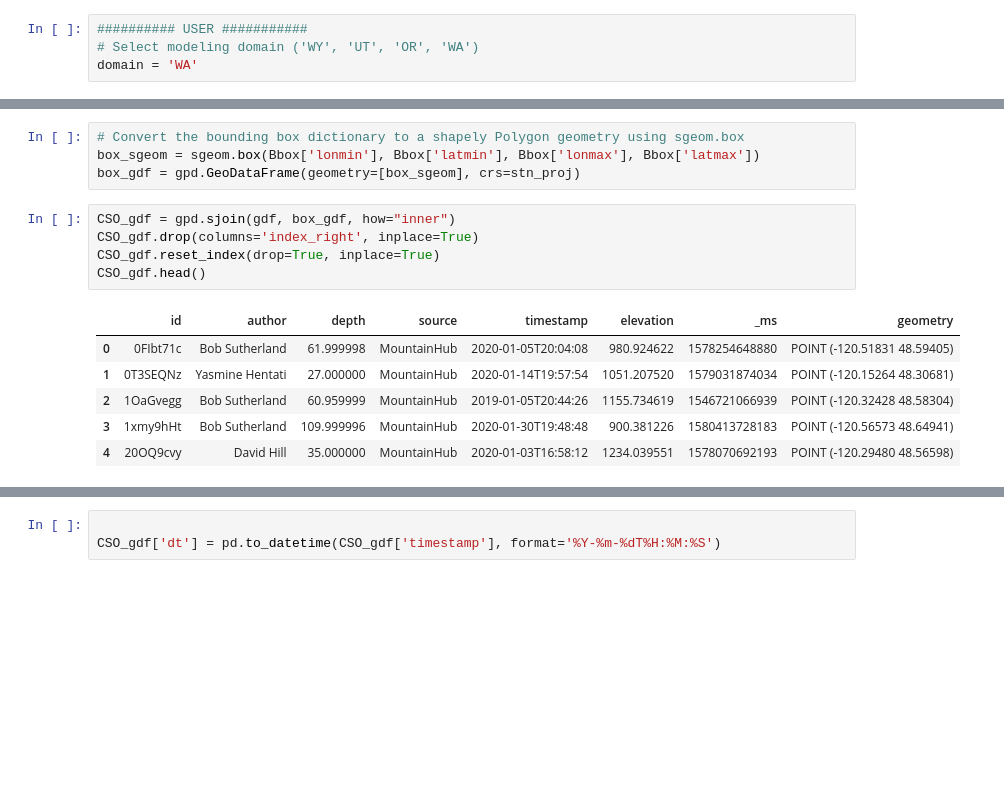
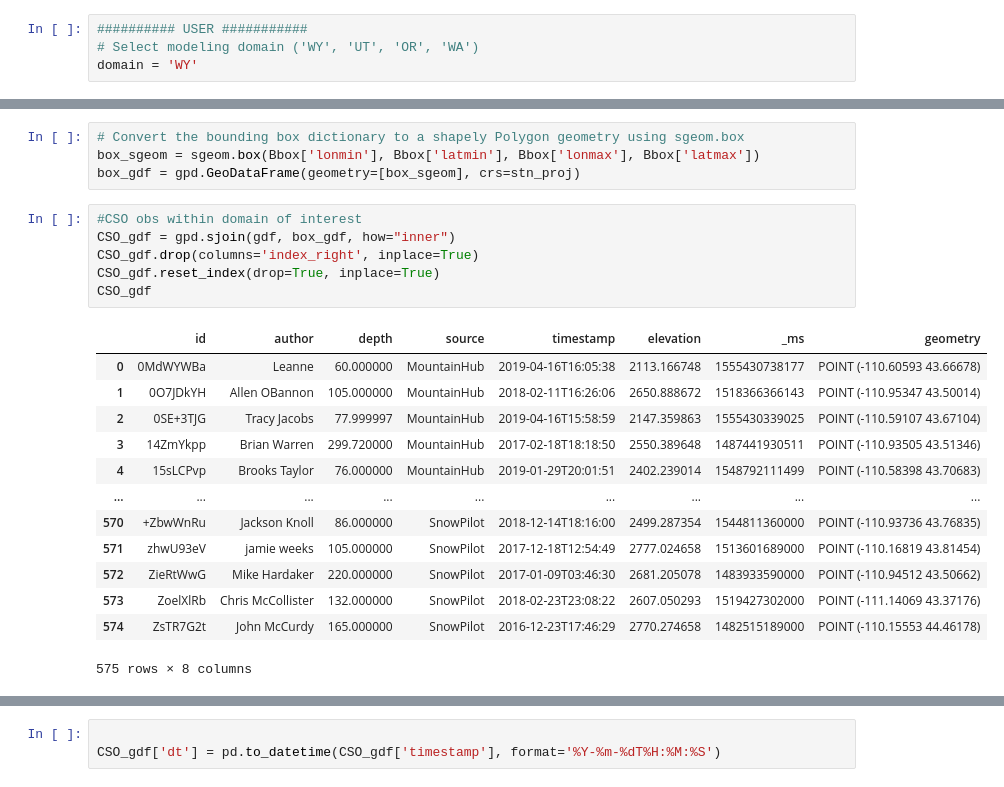
Before and after one commit to snowmodel-tools/assimilation_python, a Jupyter notebook: CSOdata2SM.ipynb, the cells around one changed output, grey strips where cells are left out. Cells and saved outputs as stored; diff of their text form; blank space fills up the shorter version.

```diff
--- a/CSOdata2SM.ipynb
+++ b/CSOdata2SM.ipynb
@@ -8,7 +9,7 @@ import pandas as pd
 # %%
 ########## USER ###########
 # Select modeling domain ('WY', 'UT', 'OR', 'WA')
-domain = 'WA'
+domain = 'WY'
 # %%
 #CSO data path
 CSOpath = 'cso-data.geojson'
@@ -37,14 +54,22 @@ gdf = gpd.read_file(CSOpath)
 box_sgeom = sgeom.box(Bbox['lonmin'], Bbox['latmin'], Bbox['lonmax'], Bbox['latmax'])
 box_gdf = gpd.GeoDataFrame(geometry=[box_sgeom], crs=stn_proj)
 # %%
+#CSO obs within domain of interest
 CSO_gdf = gpd.sjoin(gdf, box_gdf, how="inner")
 CSO_gdf.drop(columns='index_right', inplace=True)
 CSO_gdf.reset_index(drop=True, inplace=True)
-CSO_gdf.head()
+CSO_gdf
 # %% [output]
 |  | id | author | depth | source | timestamp | elevation | _ms | geometry |
-| 0 | 0FIbt71c | Bob Sutherland | 61.999998 | MountainHub | 2020-01-05T20:04:08 | 980.924622 | 1578254648880 | POINT (-120.51831 48.59405) |
-| 1 | 0T3SEQNz | Yasmine Hentati | 27.000000 | MountainHub | 2020-01-14T19:57:54 | 1051.207520 | 1579031874034 | POINT (-120.15264 48.30681) |
-| 2 | 1OaGvegg | Bob Sutherland | 60.959999 | MountainHub | 2019-01-05T20:44:26 | 1155.734619 | 1546721066939 | POINT (-120.32428 48.58304) |
-| 3 | 1xmy9hHt | Bob Sutherland | 109.999996 | MountainHub | 2020-01-30T19:48:48 | 900.381226 | 1580413728183 | POINT (-120.56573 48.64941) |
-| 4 | 20OQ9cvy | David Hill | 35.000000 | MountainHub | 2020-01-03T16:58:12 | 1234.039551 | 1578070692193 | POINT (-120.29480 48.56598) |
+| 0 | 0MdWYWBa | Leanne | 60.000000 | MountainHub | 2019-04-16T16:05:38 | 2113.166748 | 1555430738177 | POINT (-110.60593 43.66678) |
+| 1 | 0O7JDkYH | Allen OBannon | 105.000000 | MountainHub | 2018-02-11T16:26:06 | 2650.888672 | 1518366366143 | POINT (-110.95347 43.50014) |
+| 2 | 0SE+3TJG | Tracy Jacobs | 77.999997 | MountainHub | 2019-04-16T15:58:59 | 2147.359863 | 1555430339025 | POINT (-110.59107 43.67104) |
+| 3 | 14ZmYkpp | Brian Warren | 299.720000 | MountainHub | 2017-02-18T18:18:50 | 2550.389648 | 1487441930511 | POINT (-110.93505 43.51346) |
+| 4 | 15sLCPvp | Brooks Taylor | 76.000000 | MountainHub | 2019-01-29T20:01:51 | 2402.239014 | 1548792111499 | POINT (-110.58398 43.70683) |
+| ... | ... | ... | ... | ... | ... | ... | ... | ... |
+| 570 | +ZbwWnRu | Jackson Knoll | 86.000000 | SnowPilot | 2018-12-14T18:16:00 | 2499.287354 | 1544811360000 | POINT (-110.93736 43.76835) |
+| 571 | zhwU93eV | jamie weeks | 105.000000 | SnowPilot | 2017-12-18T12:54:49 | 2777.024658 | 1513601689000 | POINT (-110.16819 43.81454) |
+| 572 | ZieRtWwG | Mike Hardaker | 220.000000 | SnowPilot | 2017-01-09T03:46:30 | 2681.205078 | 1483933590000 | POINT (-110.94512 43.50662) |
+| 573 | ZoelXlRb | Chris McCollister | 132.000000 | SnowPilot | 2018-02-23T23:08:22 | 2607.050293 | 1519427302000 | POINT (-111.14069 43.37176) |
+| 574 | ZsTR7G2t | John McCurdy | 165.000000 | SnowPilot | 2016-12-23T17:46:29 | 2770.274658 | 1482515189000 | POINT (-110.15553 44.46178) |
+575 rows × 8 columns
```
Also changed, not shown: parts of 20 cells of this notebook.
